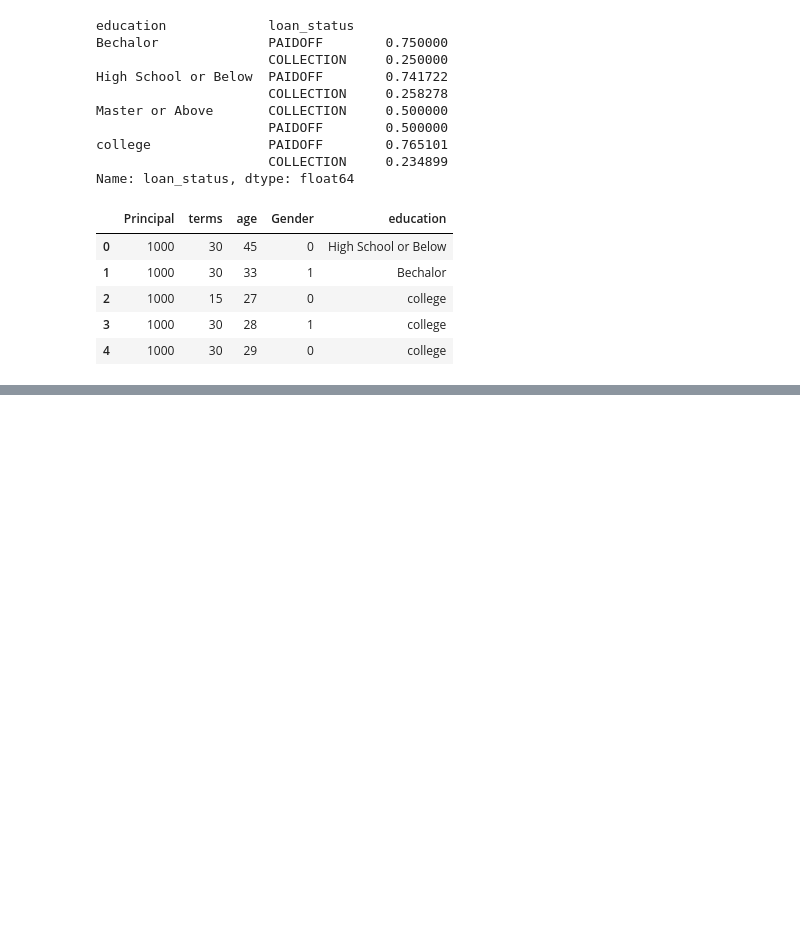
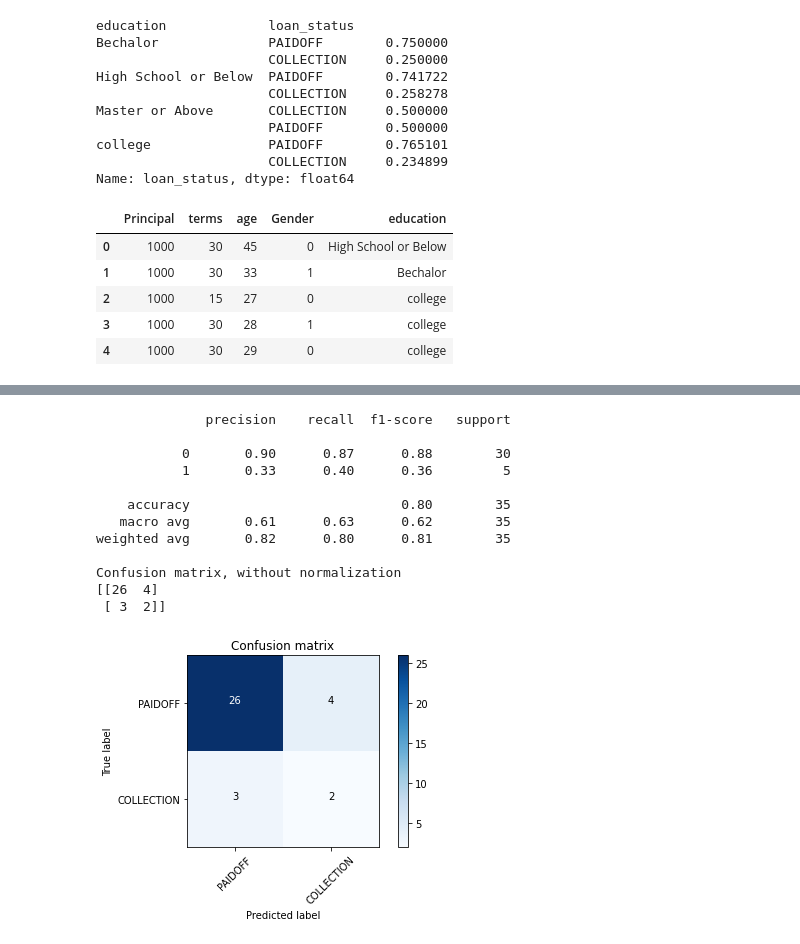
Before and after one commit to gagc056/Cousera-capstone-project, a Jupyter notebook: Capstone_Notebook.ipynb, the cells around one changed output, grey strips where cells are left out. Cells and saved outputs as stored; diff of their text form; code cells hidden in the pictures; blank space fills up the shorter version.

```diff
--- a/Capstone_Notebook.ipynb
+++ b/Capstone_Notebook.ipynb
@@ -224,6 +198,6 @@ array([0, 0, 0, 0, 0])
 # %%
 #Data Standardization give data zero mean and unit variance (technically should be done after train test split)
 # %%
-X=preprocessing.StandardScaler().fit_transform(X)
+X=preprocessing.StandardScaler().fit_transform(X.astype(float))
 X[0:5]
 # %% [output]
@@ -243,10 +212,12 @@ array([[ 0.51578458,  0.92071769,  2.33152555, -0.42056004, -1.20577805,
 from sklearn.metrics import jaccard_score
 from sklearn.metrics import f1_score
 from sklearn.metrics import log_loss
-from sklearn.model_selection import cross_val_score
+from sklearn.metrics import classification_report, confusion_matrix
+
 
 from sklearn.model_selection import train_test_split
-X_train, X_test, y_train, y_test = train_test_split(X, y, test_size=0.1, random_state=4)
+X_train, X_test, y_train, y_test = train_test_split(X, y, test_size=0.2, random_state=4)
 print ('Train set:', X_train.shape,  y_train.shape)
 print ('Test set:', X_test.shape,  y_test.shape)
+accu_matrix={}
 # %% [output]
@@ -299,9 +278,5 @@ ValueError: Found input variables with inconsistent numbers of samples: [311, 35
-# %%
-y_train= y_train.astype(float)
 # %%
-# Support Vector Machine
-
-from sklearn.svm import SVC
-svm_clf = svm.SVC(C=1000, kernel='rbf', random_state=20, gamma=10).fit(X_train, y_train.ravel())
-y_hat=svm_clf.predict(X_train)
-svm_clf
+#SVM
+from sklearn import svm
+svm_clf = svm.SVC(C=1000, kernel='rbf', random_state=0, gamma=10).fit(X_train, y_train)
+y_hat=svm_clf.predict(X_test)
@@ -308 +287,58 @@ svm_clf
+# %%
+def plot_confusion_matrix(cm, classes,
+                          normalize=False,
+                          title='Confusion matrix',
+                          cmap=plt.cm.Blues):
+    """
+    This function prints and plots the confusion matrix.
+    Normalization can be applied by setting `normalize=True`.
+    """
+    if normalize:
+        cm = cm.astype('float') / cm.sum(axis=1)[:, np.newaxis]
+        print("Normalized confusion matrix")
+    else:
+        print('Confusion matrix, without normalization')
+
+    print(cm)
+
+    plt.imshow(cm, interpolation='nearest', cmap=cmap)
+    plt.title(title)
+    plt.colorbar()
+    tick_marks = np.arange(len(classes))
+    plt.xticks(tick_marks, classes, rotation=45)
+    plt.yticks(tick_marks, classes)
+
+    fmt = '.2f' if normalize else 'd'
+    thresh = cm.max() / 2.
+    for i, j in itertools.product(range(cm.shape[0]), range(cm.shape[1])):
+        plt.text(j, i, format(cm[i, j], fmt),
+                 horizontalalignment="center",
+                 color="white" if cm[i, j] > thresh else "black")
+
+    plt.tight_layout()
+    plt.ylabel('True label')
+    plt.xlabel('Predicted label')
+    plt.show()
+
+
+cnf_matrix = confusion_matrix(y_test, y_hat, labels=[0,1])
+np.set_printoptions(precision=2)
+
+print (classification_report(y_test, y_hat))
+plt.figure()
+plot_confusion_matrix(cnf_matrix, classes=['PAIDOFF','COLLECTION'],normalize= False,  title='Confusion matrix')
+# %% [output]
+              precision    recall  f1-score   support
+
+           0       0.90      0.87      0.88        30
+           1       0.33      0.40      0.36         5
+
+    accuracy                           0.80        35
+   macro avg       0.61      0.63      0.62        35
+weighted avg       0.82      0.80      0.81        35
+
+Confusion matrix, without normalization
+[[26  4]
+ [ 3  2]]
+[figure, added]
 # %%
```
Also changed, not shown: parts of 24 cells of this notebook.
